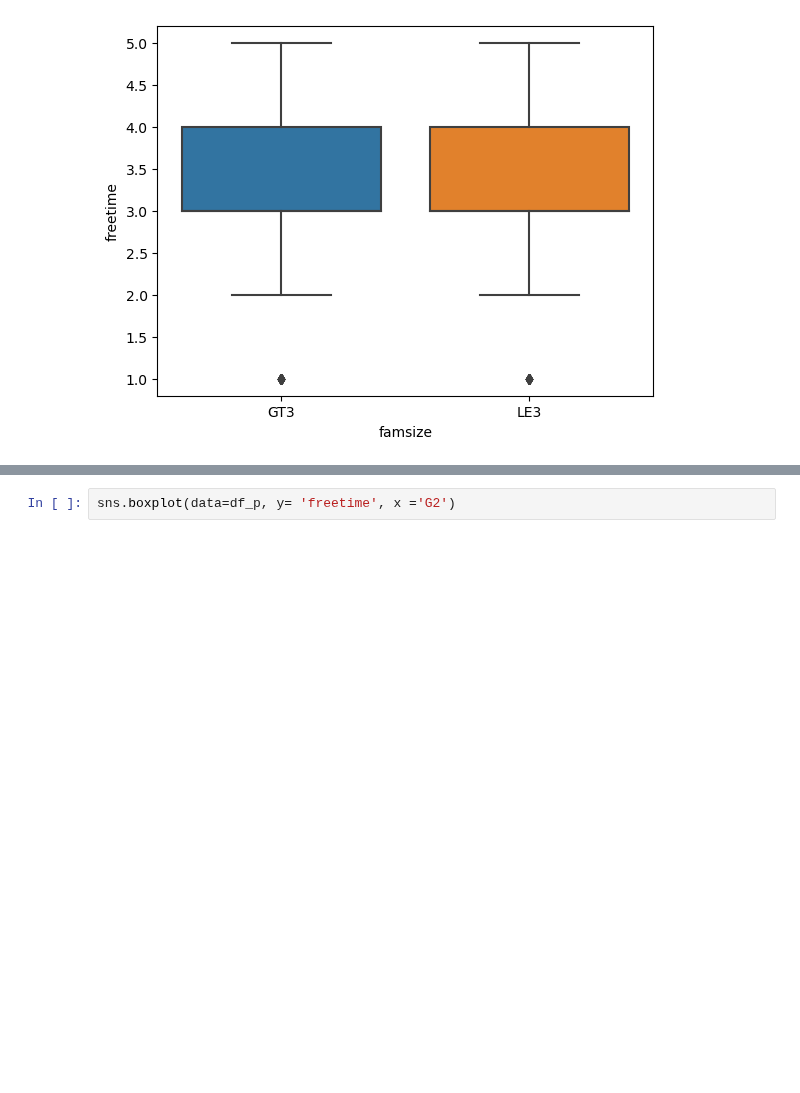
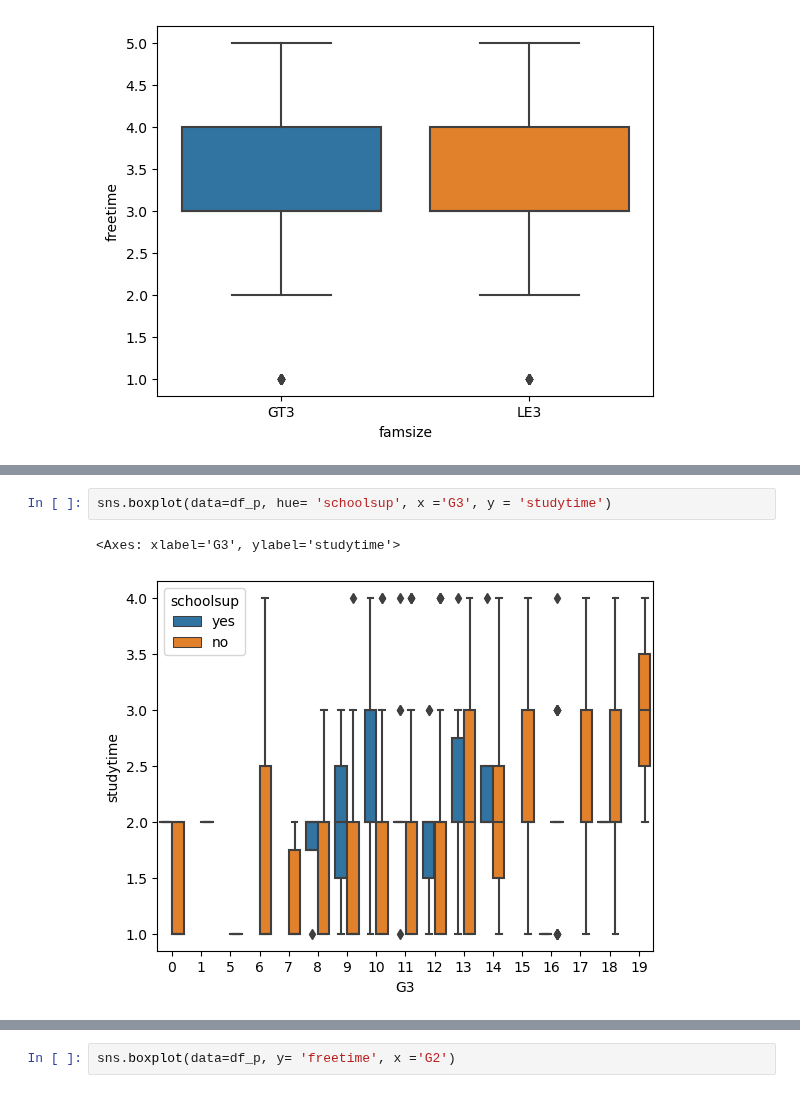
Before and after one commit to cshields164/end-of-phase1-project, a Jupyter notebook: code/01explore.ipynb, the cells around one changed output, grey strips where cells are left out. Saved outputs shown, nothing was run; the diff lists cells and outputs as text; blank space fills up the shorter version.

```diff
--- a/code/01explore.ipynb
+++ b/code/01explore.ipynb
@@ -80,0 +80,5 @@ sns.boxplot(data=df_p, y= 'freetime', x ='G1')
+# %%
+sns.boxplot(data=df_p, hue= 'schoolsup', x ='G3', y = 'studytime')
+# %% [output]
+<Axes: xlabel='G3', ylabel='studytime'>
+[figure, added]
```
Also changed, not shown: parts of 11 cells of this notebook, 5 other files.
